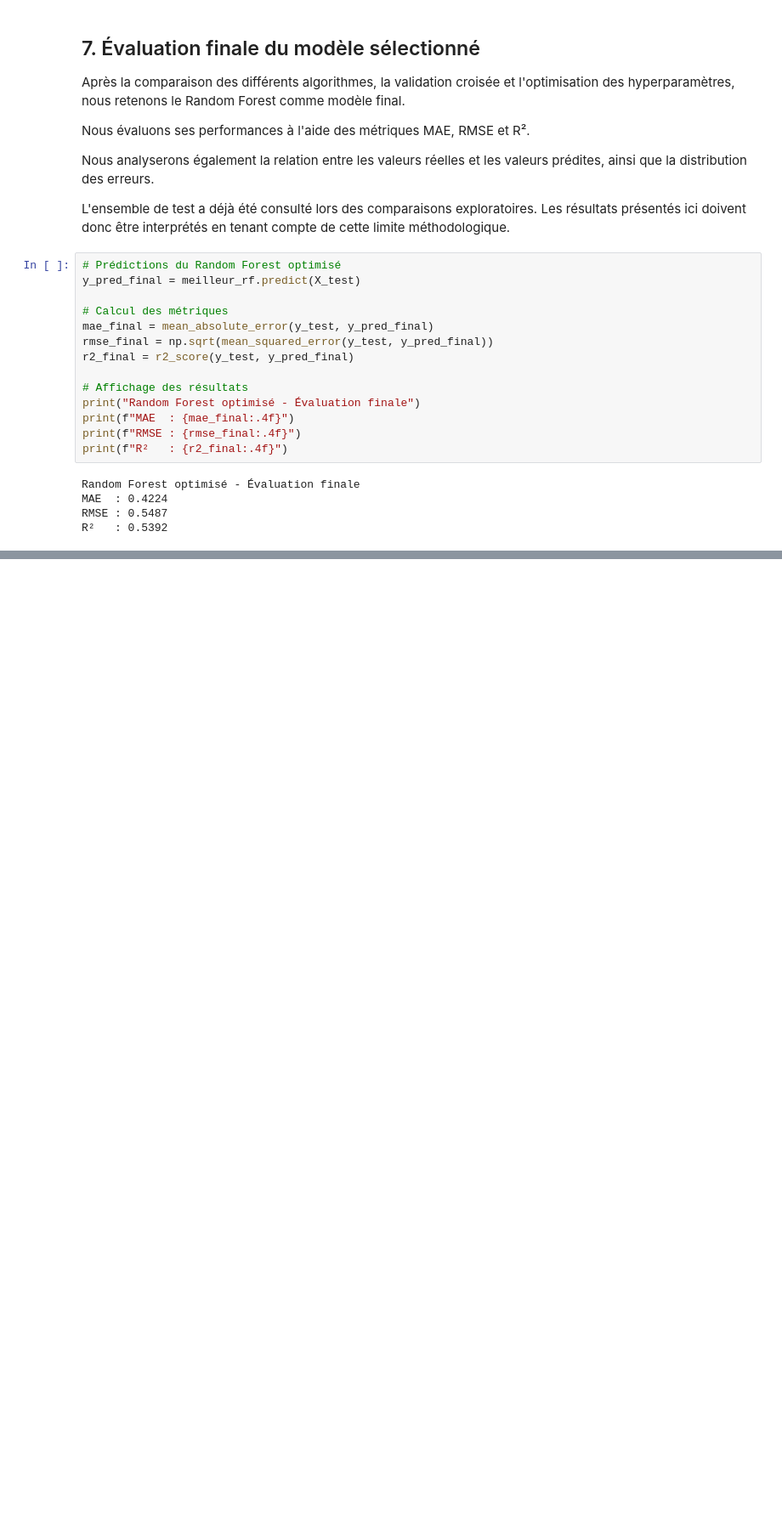
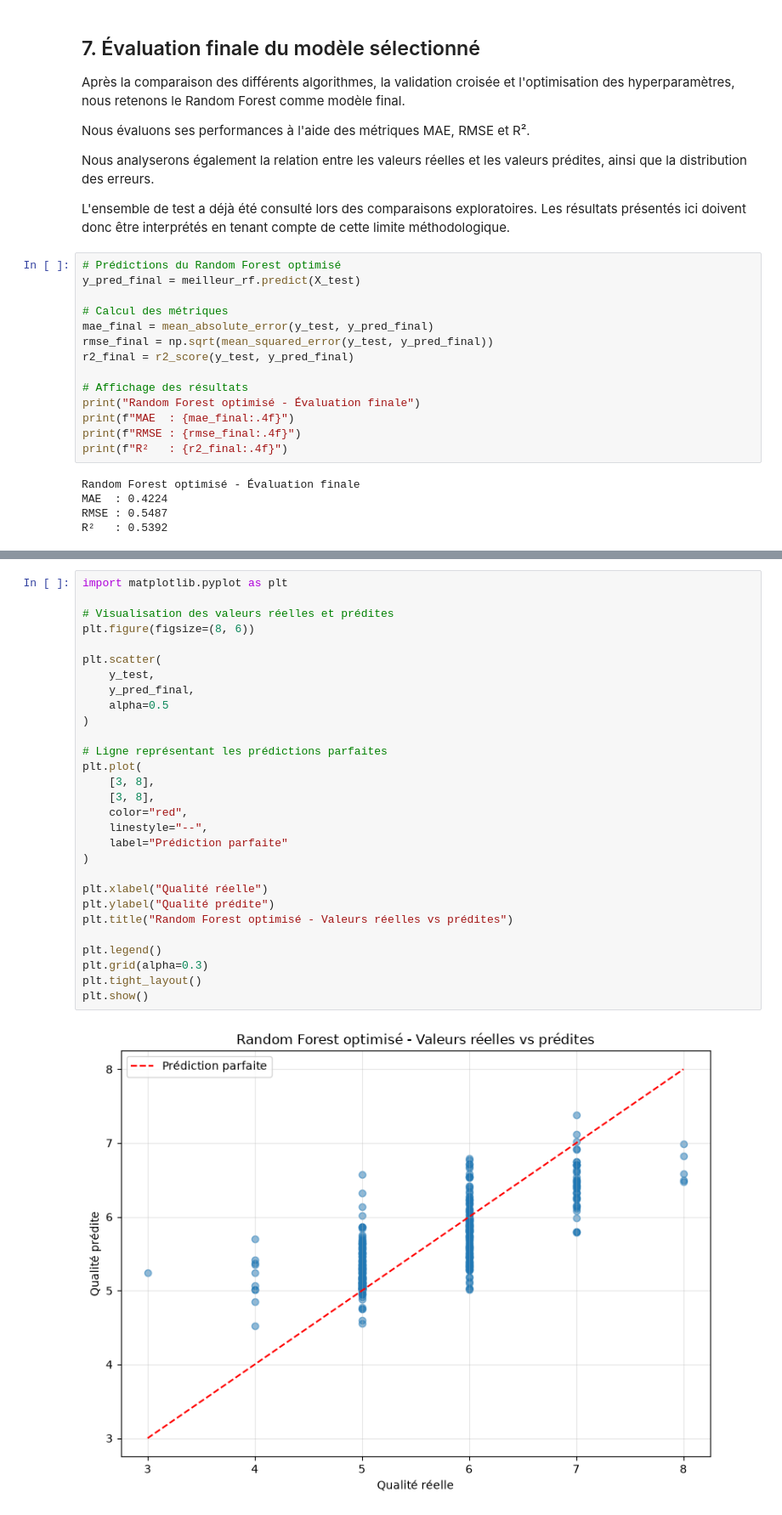
Before and after one commit to LuccaFaccin/red-wine-quality-ml, a Jupyter notebook: notebooks/01_exploratory_analysis.ipynb, the cells around one changed output, grey strips where cells are left out. Shown at 85% size. Saved outputs shown, nothing was run; the diff lists cells and outputs as text; blank space fills up the shorter version.

Commit message:
Finalize wine quality analysis and add README

```diff
--- a/notebooks/01_exploratory_analysis.ipynb
+++ b/notebooks/01_exploratory_analysis.ipynb
@@ -1038,0 +1115,31 @@ R²   : 0.5392
+# %%
+import matplotlib.pyplot as plt
+
+# Visualisation des valeurs réelles et prédites
+plt.figure(figsize=(8, 6))
+
+plt.scatter(
+    y_test,
+    y_pred_final,
+    alpha=0.5
+)
+
+# Ligne représentant les prédictions parfaites
+plt.plot(
+    [3, 8],
+    [3, 8],
+    color="red",
+    linestyle="--",
+    label="Prédiction parfaite"
+)
+
+plt.xlabel("Qualité réelle")
+plt.ylabel("Qualité prédite")
+plt.title("Random Forest optimisé - Valeurs réelles vs prédites")
+
+plt.legend()
+plt.grid(alpha=0.3)
+plt.tight_layout()
+plt.show()
+# %% [output]
+[figure, added]
```
Also changed, not shown: parts of 11 cells of this notebook, 1 other file.
